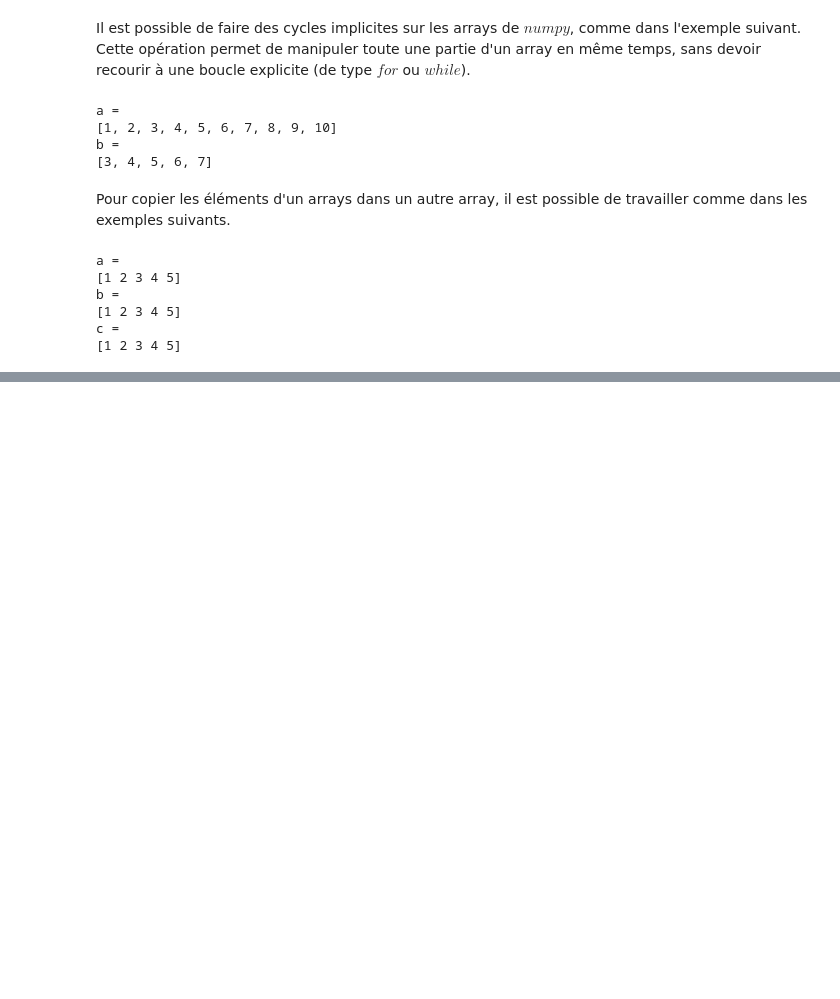
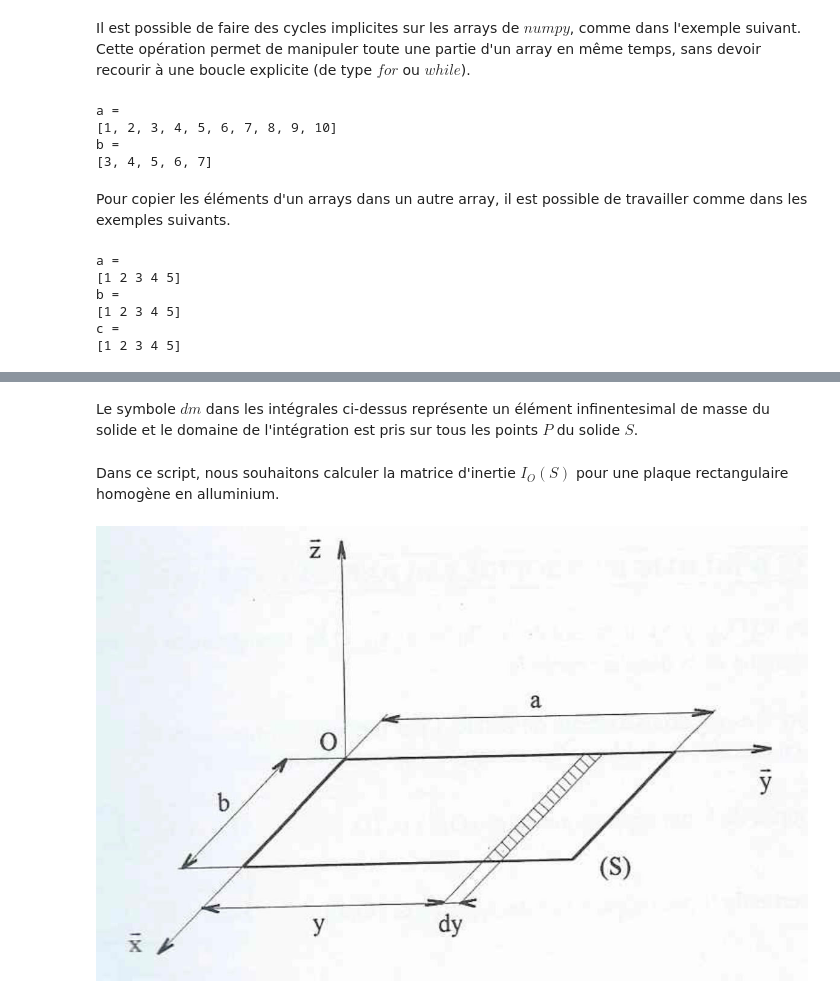
Before and after one commit to ecalzavarini/python-at-polytech-lille, a Jupyter notebook: Python-TP3-2014.ipynb, the cells around one changed output, grey strips where cells are left out. Cells and saved outputs as stored; diff of their text form; code cells hidden in the pictures; blank space fills up the shorter version.

Commit message:
TP3 script4

```diff
--- a/Python-TP3-2014.ipynb
+++ b/Python-TP3-2014.ipynb
@@ -216,0 +247,9 @@ c =
+# %% [markdown]
+Le symbole $dm$ dans les intégrales ci-dessus représente un élément infinentesimal de masse du solide et le domaine de l'intégration est pris sur tous les points $P$ du solide $S$.
+# %% [markdown]
+Dans ce script, nous souhaitons calculer la matrice d'inertie $I_{O}(S)$ pour une plaque  rectangulaire homogène en alluminium.
+# %%
+from IPython.display import Image
+Image(filename='fig_plaque.jpg')
+# %% [output]
+[figure, added]
```
Also changed, not shown: parts of 16 cells of this notebook, 1 other file.
